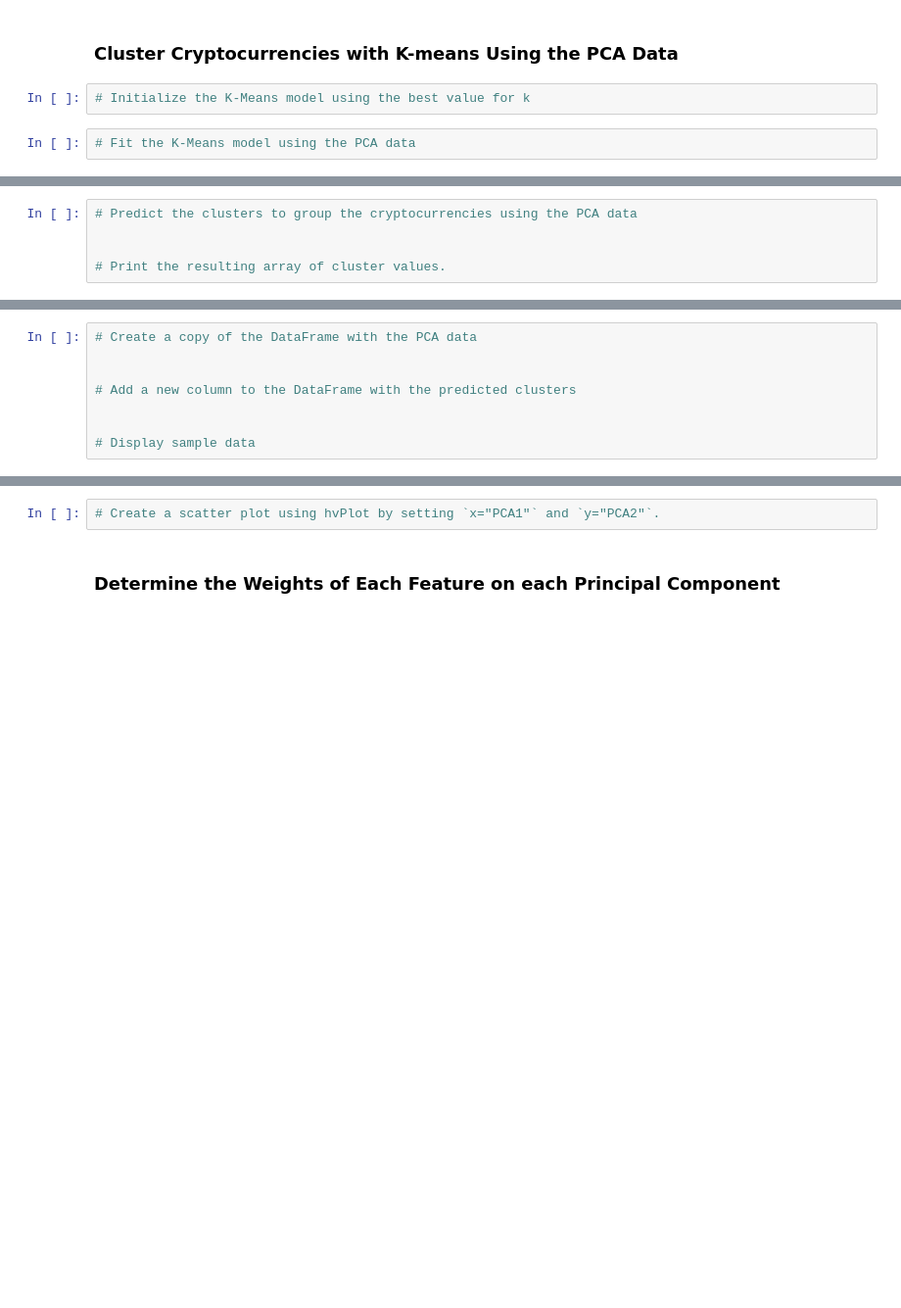
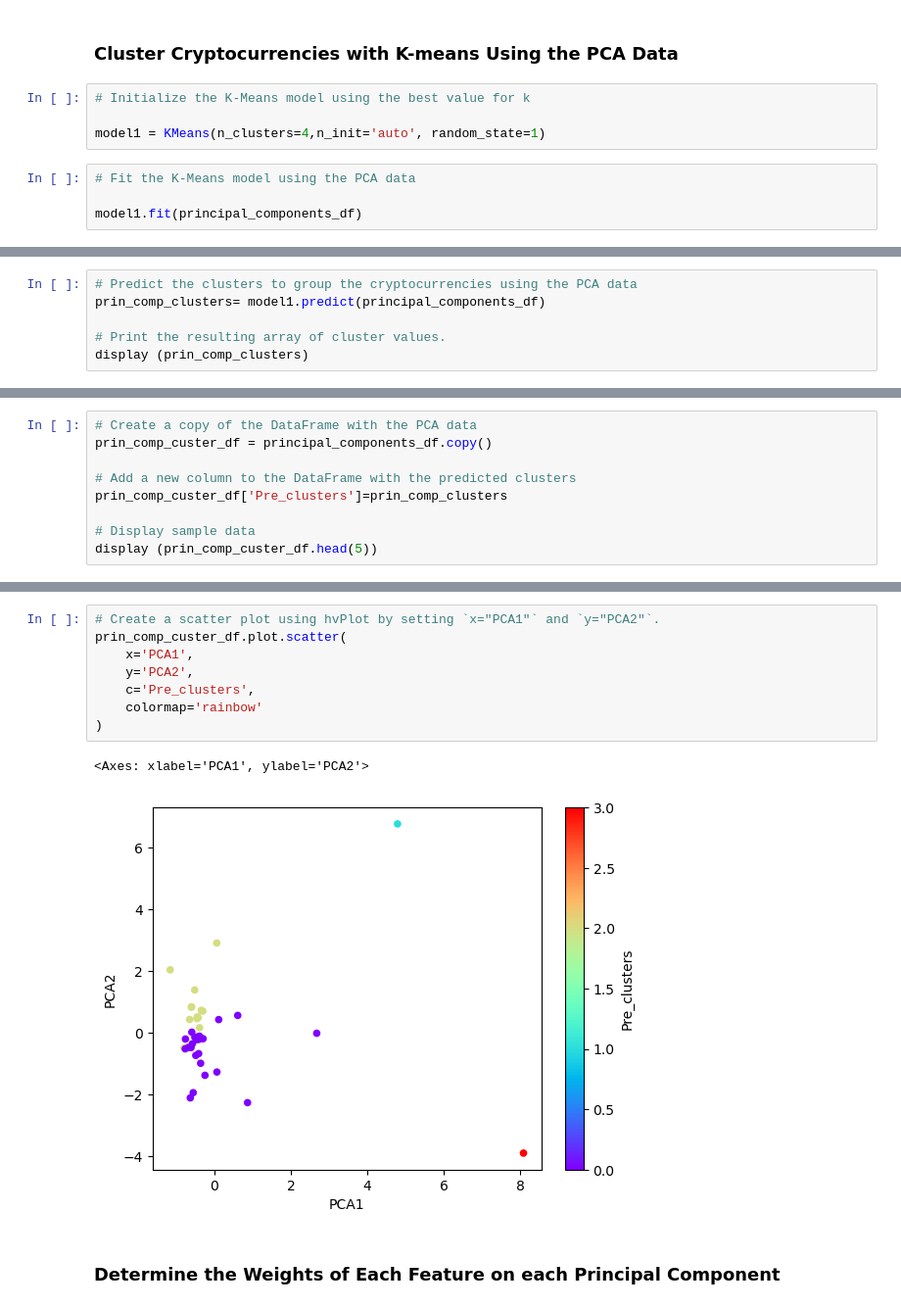
Before and after one commit to ehxewri/CryptoClustering, a Jupyter notebook: Crypto_Clustering.ipynb, the cells around one changed output, grey strips where cells are left out. Shown at 98% size. Cells and saved outputs as stored; diff of their text form; blank space fills up the shorter version.

```diff
--- a/Crypto_Clustering.ipynb
+++ b/Crypto_Clustering.ipynb
@@ -251,5 +270,9 @@ principal_components_df.head(10)
 ### Cluster Cryptocurrencies with K-means Using the PCA Data
 # %%
 # Initialize the K-Means model using the best value for k
+
+model1 = KMeans(n_clusters=4,n_init='auto', random_state=1)
 # %%
 # Fit the K-Means model using the PCA data
+
+model1.fit(principal_components_df)
@@ -256,5 +281,6 @@ principal_components_df.head(10)
 # %%
 # Predict the clusters to group the cryptocurrencies using the PCA data
-
+prin_comp_clusters= model1.predict(principal_components_df)
 
 # Print the resulting array of cluster values.
+display (prin_comp_clusters)
@@ -261,8 +290,9 @@ principal_components_df.head(10)
 # %%
 # Create a copy of the DataFrame with the PCA data
-
+prin_comp_custer_df = principal_components_df.copy()
 
 # Add a new column to the DataFrame with the predicted clusters
-
+prin_comp_custer_df['Pre_clusters']=prin_comp_clusters
 
 # Display sample data
+display (prin_comp_custer_df.head(5))
@@ -269,5 +307,14 @@ principal_components_df.head(10)
 # %%
 # Create a scatter plot using hvPlot by setting `x="PCA1"` and `y="PCA2"`.
+prin_comp_custer_df.plot.scatter(
+    x='PCA1',
+    y='PCA2',
+    c='Pre_clusters',
+    colormap='rainbow'
+)
+# %% [output]
+<Axes: xlabel='PCA1', ylabel='PCA2'>
+[figure, added]
 # %% [markdown]
 ### Determine the Weights of Each Feature on each Principal Component
 # %%
```
Also changed, not shown: parts of 6 cells of this notebook.
